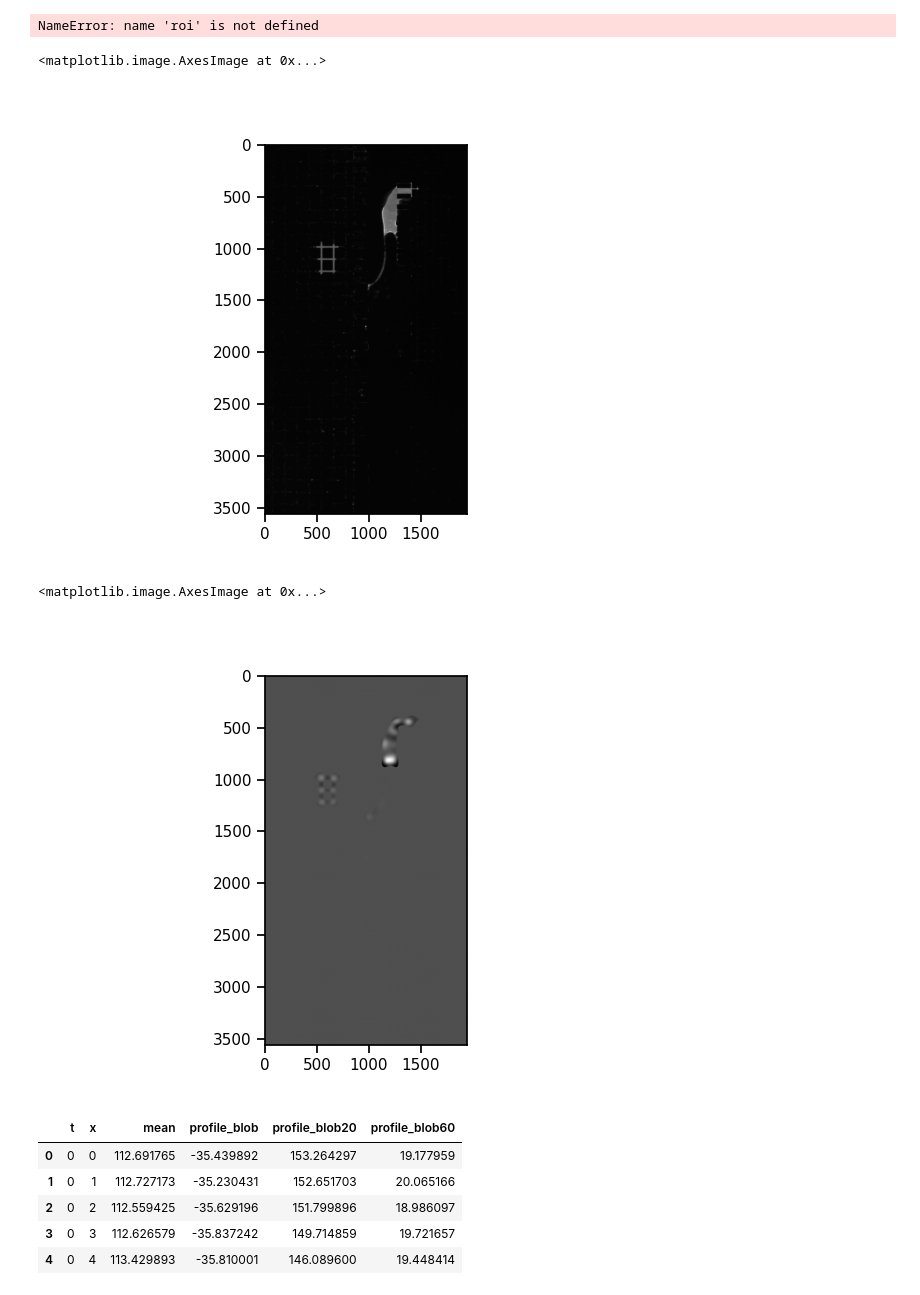
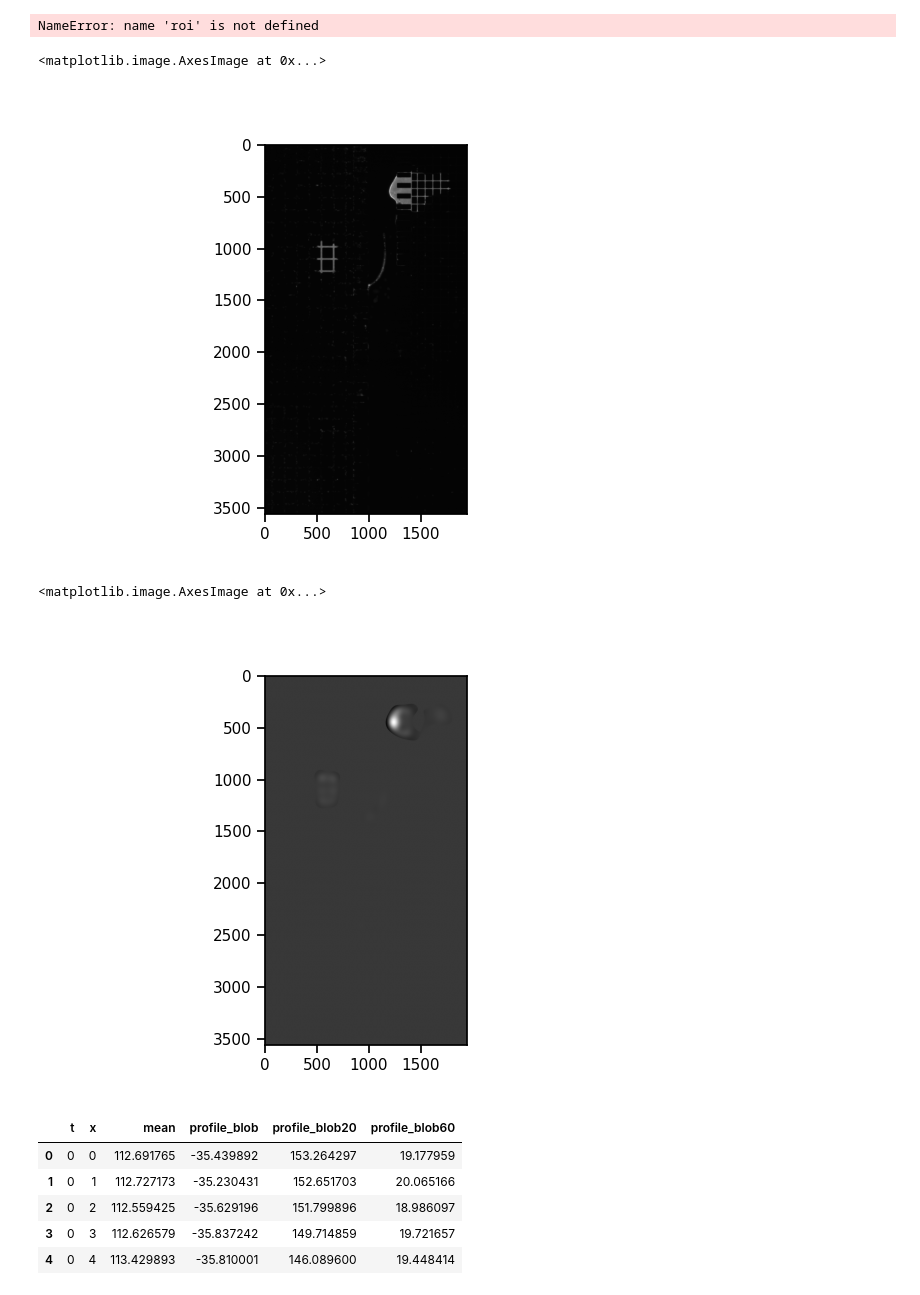
Before and after one commit to Cocopyth/chipanalysis, a Jupyter notebook: chipanalysis/notebooks/test2.ipynb, the cells around one changed output. Cells and saved outputs as stored; diff of their text form; code cells hidden in the pictures.

```diff
--- a/chipanalysis/notebooks/test2.ipynb
+++ b/chipanalysis/notebooks/test2.ipynb
@@ -137,14 +137,14 @@ roi_saved = {'x0': 50.77272727272748,
  'y1': 6009.396103896104}
 # %%
 channel = 1
-time = 100
+time = 110
 img, img_disp = get_frame(czi,time,channel,roi=roi_saved,gamma=1)
 # %%
 fig,ax = plt.subplots()
 ax.imshow(img,cmap="gray")
 # %% [output]
 <matplotlib.image.AxesImage at 0x...>
-[figure, old version]
+[figure, new version]
 # %%
 import numpy as np
 import cv2
@@ -183,10 +183,10 @@ def hessian_det_blob_cv2(gray, sigma=1.6):
     return detH, trace, (Ixx, Iyy, Ixy)
 # %%
 fig,ax = plt.subplots()
-ax.imshow(hessian_det_blob_cv2(img,40)[0],cmap="gray")
+ax.imshow(hessian_det_blob_cv2(img,60)[0],cmap="gray")
 # %% [output]
 <matplotlib.image.AxesImage at 0x...>
-[figure, old version]
+[figure, new version]
 # %%
 import pandas as pd
 import numpy as np
```
Also changed, not shown: parts of 3 cells of this notebook, 5 other files.
